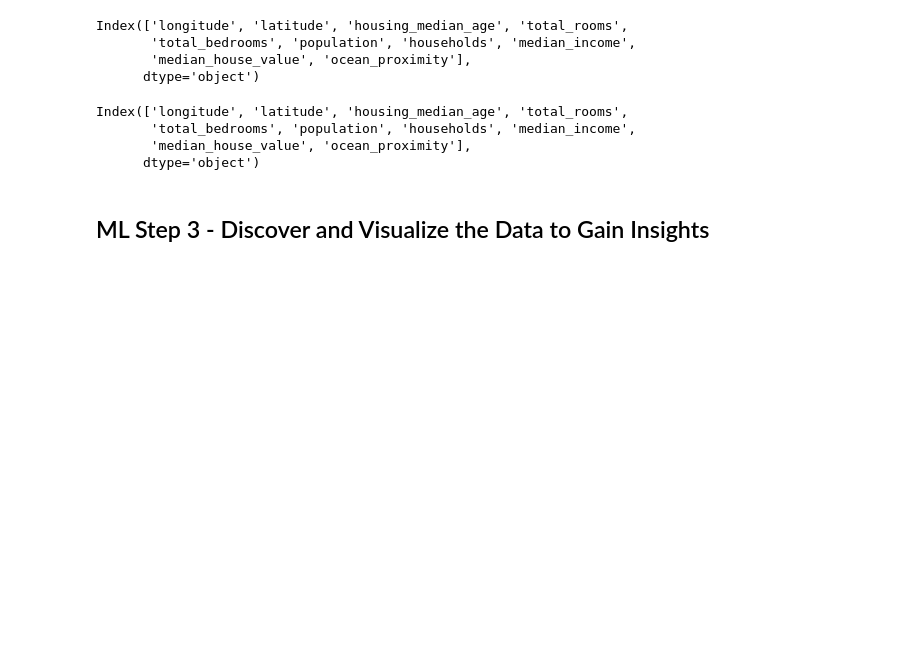
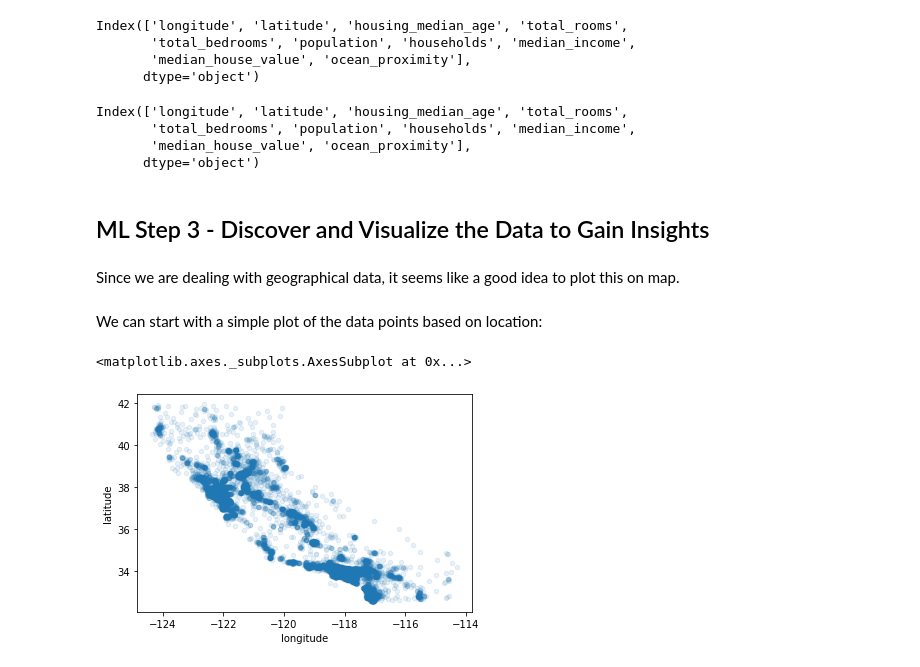
Before and after one commit to aj112358/ML_Notes, a Jupyter notebook: 02_End_to_End_Machine_Learning_Project/02_Real_Estate_Project.ipynb, the cells around one changed output. Saved outputs shown, nothing was run; the diff lists cells and outputs as text; code cells hidden in the pictures; blank space fills up the shorter version.

```diff
--- a/02_End_to_End_Machine_Learning_Project/02_Real_Estate_Project.ipynb
+++ b/02_End_to_End_Machine_Learning_Project/02_Real_Estate_Project.ipynb
@@ -514,3 +514,14 @@ Index(['longitude', 'latitude', 'housing_median_age', 'total_rooms',
       dtype='object')
 # %% [markdown]
 ## ML Step 3 - Discover and Visualize the Data to Gain Insights
+# %%
+housing = stratified_training_set.copy()
+# %% [markdown]
+Since we are dealing with geographical data, it seems like a good idea to plot this on map.
+# %% [markdown]
+We can start with a simple plot of the data points based on location:
+# %%
+housing.plot(kind="scatter", x="longitude", y="latitude", alpha=0.1)
+# %% [output]
+<matplotlib.axes._subplots.AxesSubplot at 0x...>
+[figure, added]
```
Also changed, not shown: parts of 23 cells of this notebook, 1 other file.
